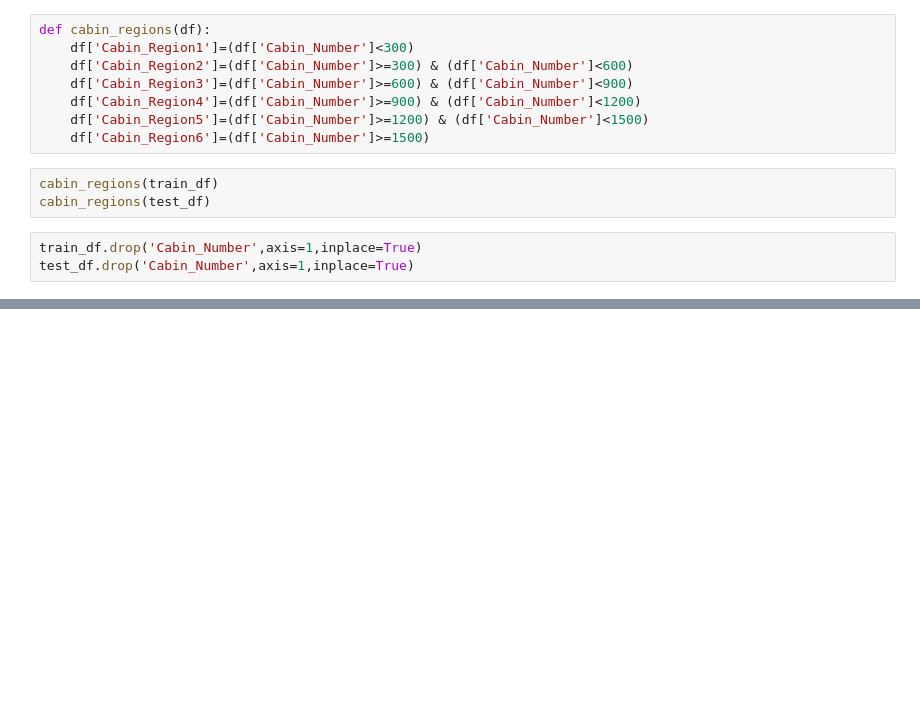
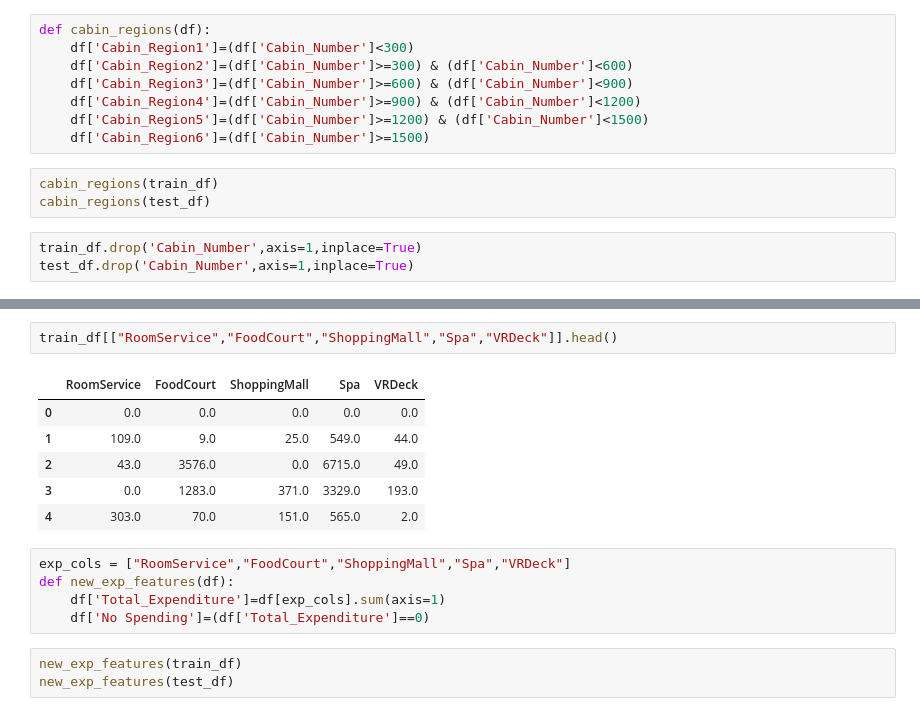
Before and after one commit to manishbhatia7/kaggle, a Jupyter notebook: input/spaceship-titanic/notebook.ipynb, the cells around one changed output, grey strips where cells are left out. Saved outputs shown, nothing was run; the diff lists cells and outputs as text; blank space fills up the shorter version.

```diff
--- a/input/spaceship-titanic/notebook.ipynb
+++ b/input/spaceship-titanic/notebook.ipynb
@@ -378,0 +406,17 @@ for idx,value in enumerate(cols):
+# %%
+train_df[["RoomService","FoodCourt","ShoppingMall","Spa","VRDeck"]].head()
+# %% [output]
+|  | RoomService | FoodCourt | ShoppingMall | Spa | VRDeck |
+| 0 | 0.0 | 0.0 | 0.0 | 0.0 | 0.0 |
+| 1 | 109.0 | 9.0 | 25.0 | 549.0 | 44.0 |
+| 2 | 43.0 | 3576.0 | 0.0 | 6715.0 | 49.0 |
+| 3 | 0.0 | 1283.0 | 371.0 | 3329.0 | 193.0 |
+| 4 | 303.0 | 70.0 | 151.0 | 565.0 | 2.0 |
+# %%
+exp_cols = ["RoomService","FoodCourt","ShoppingMall","Spa","VRDeck"]
+def new_exp_features(df):
+    df['Total_Expenditure']=df[exp_cols].sum(axis=1)
+    df['No Spending']=(df['Total_Expenditure']==0)
+# %%
+new_exp_features(train_df)
+new_exp_features(test_df)
```
Also changed, not shown: parts of 6 cells of this notebook.
